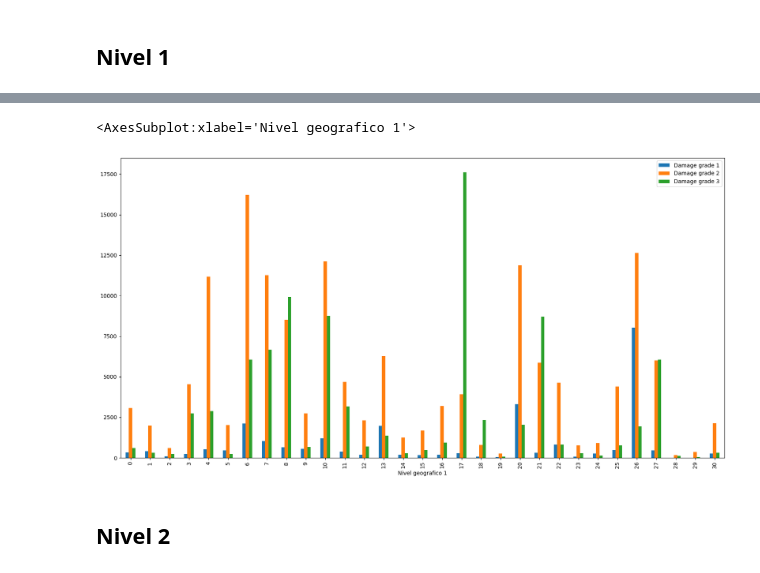
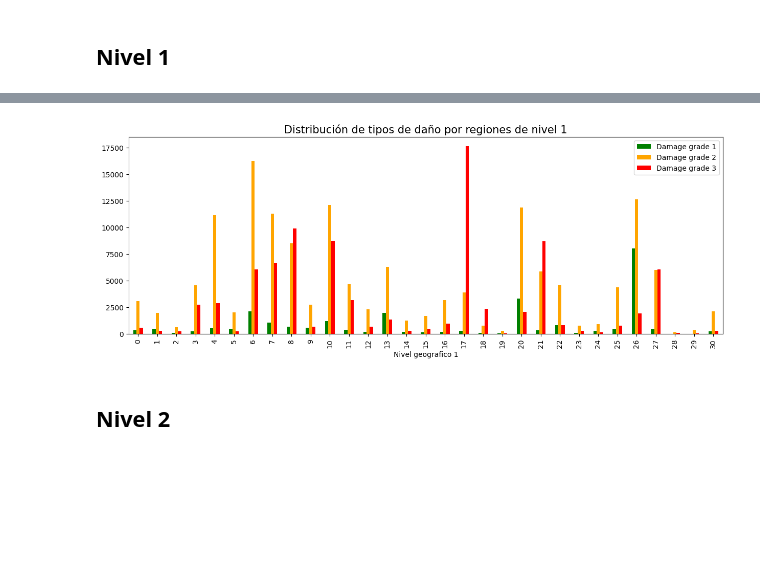
Before and after one commit to Noenf/Datos-1C2021, a Jupyter notebook: TP1/Analisis Region.ipynb, the cells around one changed output, grey strips where cells are left out. Saved outputs shown, nothing was run; the diff lists cells and outputs as text; code cells hidden in the pictures; blank space fills up the shorter version.

Commit message:
Actualizo analisis por region

```diff
--- a/TP1/Analisis Region.ipynb
+++ b/TP1/Analisis Region.ipynb
@@ -49,15 +64,18 @@ damage_sum_level_1.plot(kind='bar', figsize=(15,5), xlabel="Nivel geografico 1",
 # %%
 damage_1_level_1 = df_regiones_level_1.loc[df_regiones_level_1['damage_grade'] == 1].groupby('geo_level_1_id').count().rename(columns={'damage_grade': 'Damage grade 1'})
 damage_2_level_1 = df_regiones_level_1.loc[df_regiones_level_1['damage_grade'] == 2].groupby('geo_level_1_id').count().rename(columns={'damage_grade': 'Damage grade 2'})
 damage_3_level_1 = df_regiones_level_1.loc[df_regiones_level_1['damage_grade'] == 3].groupby('geo_level_1_id').count().rename(columns={'damage_grade': 'Damage grade 3'})
 
-damage_grades_level_1 = cant_regiones_level_1.join(damage_1_level_1, how='left').join(damage_2_level_1, how='left')\
-                                             .join(damage_3_level_1, how='left').drop(columns=['damage_grade']).fillna(0)
-damage_grades_level_1.plot(kind='bar', figsize=(20,10),
-                           xlabel="Nivel geografico 1")
+damage_grades_level_1 = damage_count_level_1.join(damage_1_level_1, how='left').join(damage_2_level_1, how='left')\
+                                             .join(damage_3_level_1, how='left').drop(columns=['Damage count']).fillna(0)
+damage_grades_level_1.plot(kind='bar', figsize=(15,5),
+                           xlabel="Nivel geografico 1",
+                          color=["green", "orange", "red"])
+plt.title("Distribución de tipos de daño por regiones de nivel 1",
+          fontsize = 15)
+plt.savefig('damage_dist_level_1.png')
 # %% [output]
-<AxesSubplot:xlabel='Nivel geografico 1'>
-[figure, old version]
+[figure, new version]
 # %% [markdown]
 ## Nivel 2
 # %%
```
Also changed, not shown: parts of 11 cells of this notebook.
